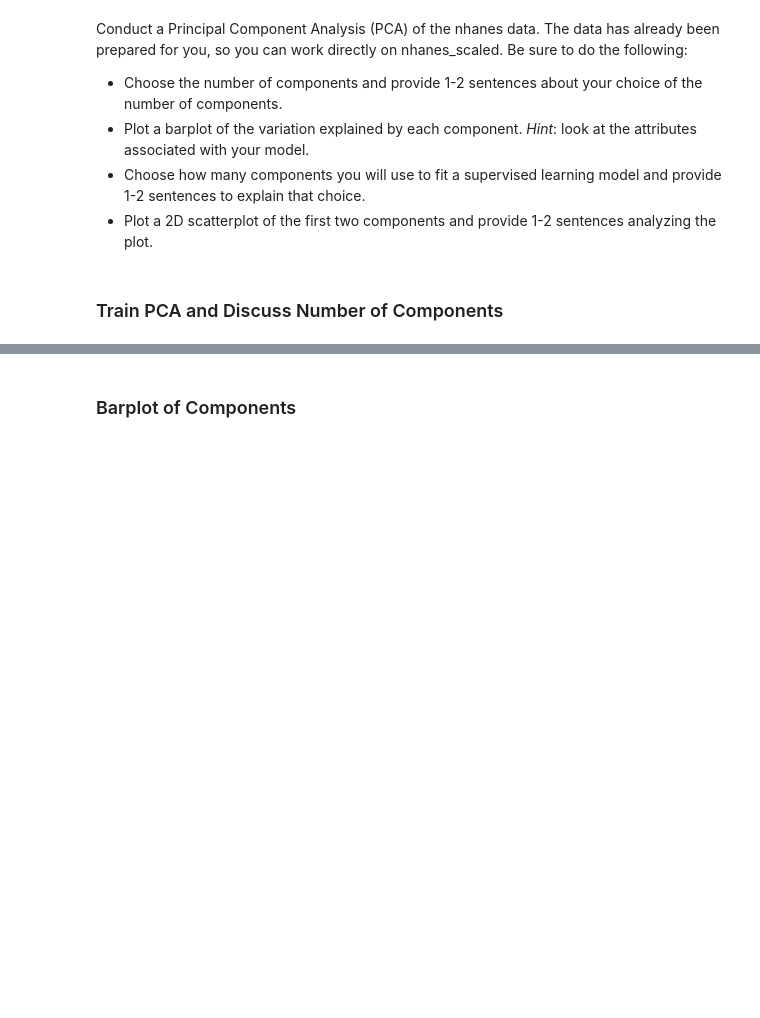
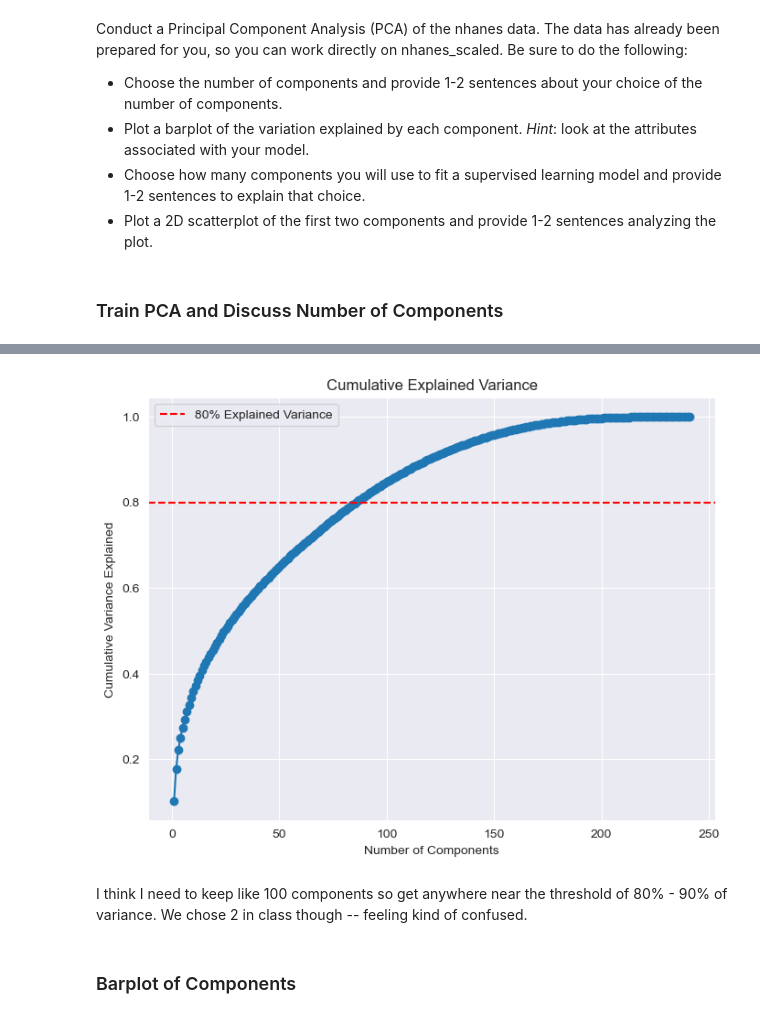
Before and after one commit to nereidagra/Computational-Social-Science-Projects, a Jupyter notebook: Project 4/Project 4 Students.ipynb, the cells around one changed output, grey strips where cells are left out. Cells and saved outputs as stored; diff of their text form; code cells hidden in the pictures; blank space fills up the shorter version.

```diff
--- a/Project 4/Project 4 Students.ipynb
+++ b/Project 4/Project 4 Students.ipynb
@@ -162,2 +135,27 @@ Number of components chosen: 86
+# %%
+# 1. Fit PCA and choose the number of components
+pca = PCA()
+pca.fit(nhanes_scaled)
+
+# Choosing number of components
+explained_variance = np.cumsum(pca.explained_variance_ratio_)
+
+explained_variance_ratio = pca.explained_variance_ratio_
+# Cumulative explained variance
+cumulative_explained_variance = explained_variance_ratio.cumsum()
+
+# Plot cumulative explained variance
+plt.figure(figsize=(8, 6))
+plt.plot(range(1, len(cumulative_explained_variance) + 1), cumulative_explained_variance, marker='o')
+plt.axhline(y=0.80, color='r', linestyle='--', label='80% Explained Variance')
+plt.title('Cumulative Explained Variance')
+plt.xlabel('Number of Components')
+plt.ylabel('Cumulative Variance Explained')
+plt.legend()
+plt.show()
+# %% [output]
+[figure, added]
+# %% [markdown]
+I think I need to keep like 100 components so get anywhere near the threshold of 80% - 90% of variance. We chose 2 in class though -- feeling kind of confused.
 # %% [markdown]
 ### Barplot of Components
```
Also changed, not shown: parts of 34 cells of this notebook, 1 other file.
